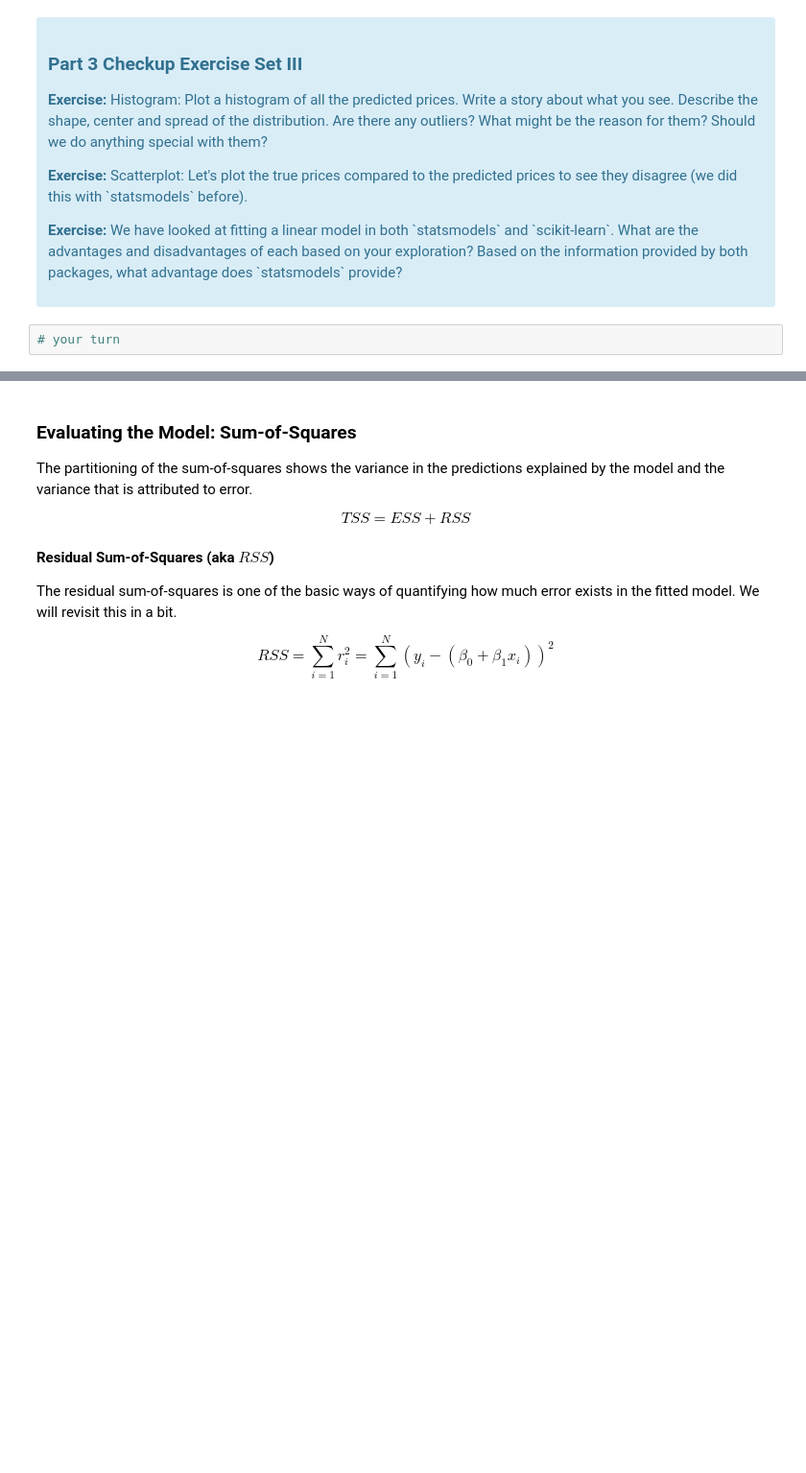
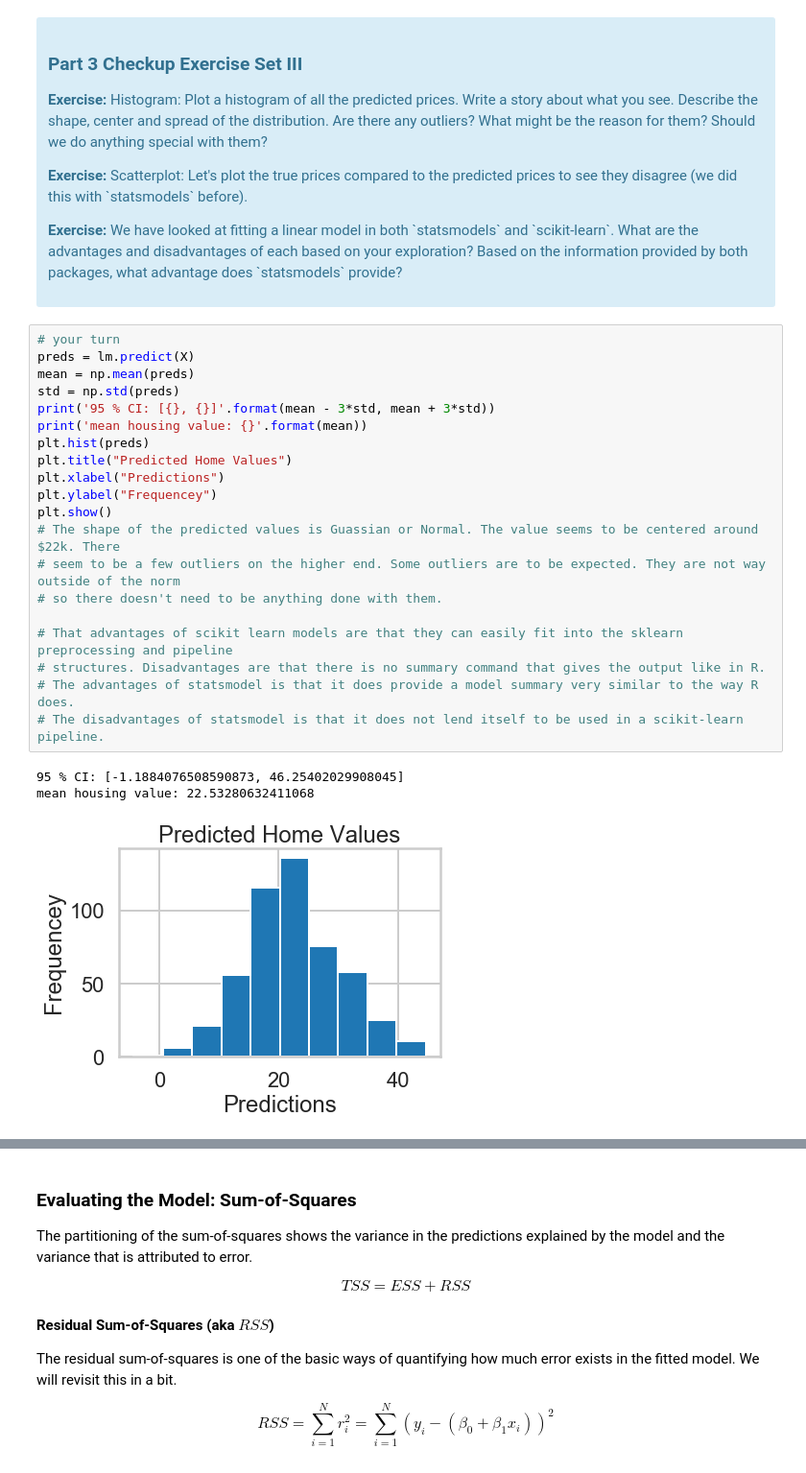
Before and after one commit to cleonard1261/springboard, a Jupyter notebook: linear_regression/Mini_Project_Linear_Regression.ipynb, the cells around one changed output, grey strips where cells are left out. Shown at 96% size. Drawn from its saved outputs; the diff is of its cells as text; blank space fills up the shorter version.

```diff
--- a/linear_regression/Mini_Project_Linear_Regression.ipynb
+++ b/linear_regression/Mini_Project_Linear_Regression.ipynb
@@ -507,5 +594,27 @@ lm.predict(X)[0:5]
 
 <p><b>Exercise:</b> We have looked at fitting a linear model in both `statsmodels` and `scikit-learn`. What are the advantages and disadvantages of each based on your exploration? Based on the information provided by both packages, what advantage does `statsmodels` provide?</p>
 </div>
-# %%
-# your turn
+# %%
+# your turn
+preds = lm.predict(X)
+mean = np.mean(preds)
+std = np.std(preds)
+print('95 % CI: [{}, {}]'.format(mean - 3*std, mean + 3*std))
+print('mean housing value: {}'.format(mean))
+plt.hist(preds)
+plt.title("Predicted Home Values")
+plt.xlabel("Predictions")
+plt.ylabel("Frequencey")
+plt.show()
+# The shape of the predicted values is Guassian or Normal. The value seems to be centered around $22k. There
+# seem to be a few outliers on the higher end. Some outliers are to be expected. They are not way outside of the norm
+# so there doesn't need to be anything done with them.
+
+# That advantages of scikit learn models are that they can easily fit into the sklearn preprocessing and pipeline
+# structures. Disadvantages are that there is no summary command that gives the output like in R.
+# The advantages of statsmodel is that it does provide a model summary very similar to the way R does.
+# The disadvantages of statsmodel is that it does not lend itself to be used in a scikit-learn pipeline.
+# %% [output]
+95 % CI: [-1.1884076508590873, 46.25402029908045]
+mean housing value: 22.53280632411068
+[figure, added]
```
Also changed, not shown: parts of 20 cells of this notebook.
